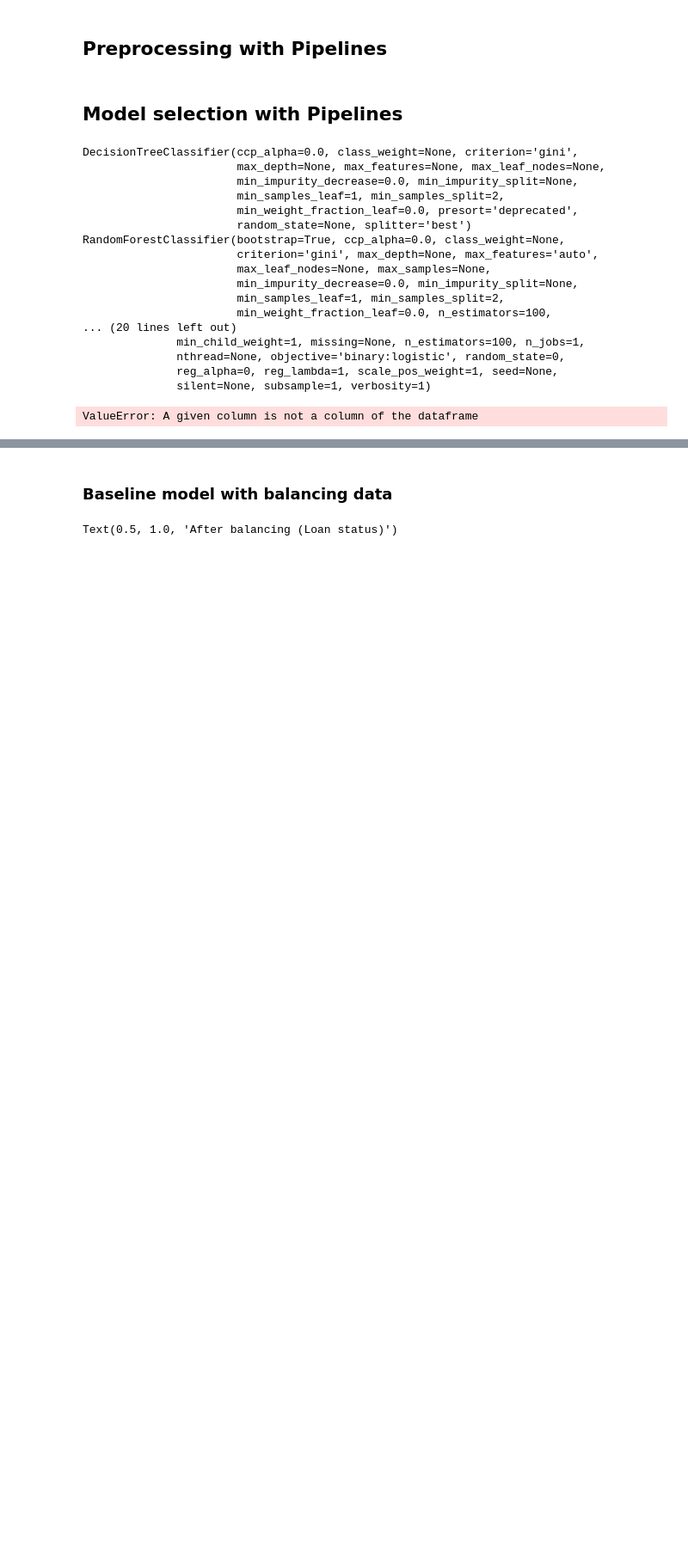
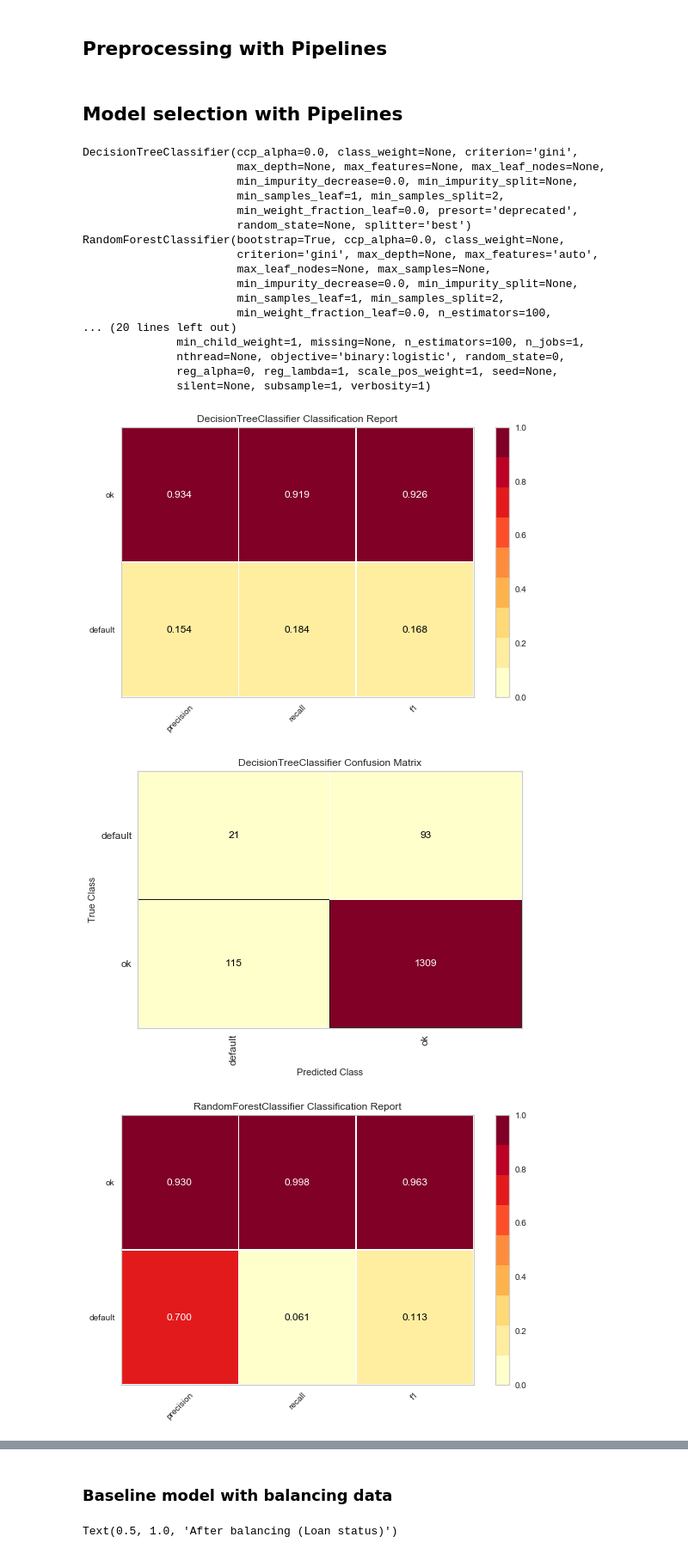
Before and after one commit to ValdemarQ/competitions, a Jupyter notebook: Finbee/C - Class project - Finbee - Predicting who will default on loans.ipynb, the cells around one changed output, grey strips where cells are left out. Shown at 86% size. Saved outputs shown, nothing was run; the diff lists cells and outputs as text; code cells hidden in the pictures; blank space fills up the shorter version.

```diff
--- a/Finbee/C - Class project - Finbee - Predicting who will default on loans.ipynb
+++ b/Finbee/C - Class project - Finbee - Predicting who will default on loans.ipynb
@@ -1772,19 +1772,28 @@ RandomForestClassifier(bootstrap=True, ccp_alpha=0.0, class_weight=None,
 # %%
 classifiers = [dt, rf, ada, gbc, knn,xgb]
 
-sets = [valid, test]
+sets = [valid,] #test]
 
 for classifier in classifiers:
     for test_set in sets:
         pipe = Pipeline(steps=[('preprocessor', preprocessor),
                           ('classifier', classifier)])
         pipe.fit(train[baseline_features], train.loan_status)
 
         target_names = ['default','ok']
+
         #ClassificationReport
         visualizer = ClassificationReport(pipe, classes=target_names)
         visualizer.fit(train[baseline_features], train.loan_status)
         visualizer.score(test_set[baseline_features], test_set.loan_status)
         visualizer.show()
+
+        ##Confusion matrix
+        cm = ConfusionMatrix(pipe, classes=target_names)
+        cm.fit(X_train, y_train)
+        cm.score(test_set[baseline_features], test_set.loan_status)
+        cm.show()
 # %% [output]
-ValueError: A given column is not a column of the dataframe
+[figure, added]
+[figure, added]
+[figure, added]
```
Also changed, not shown: parts of 20 cells of this notebook.
